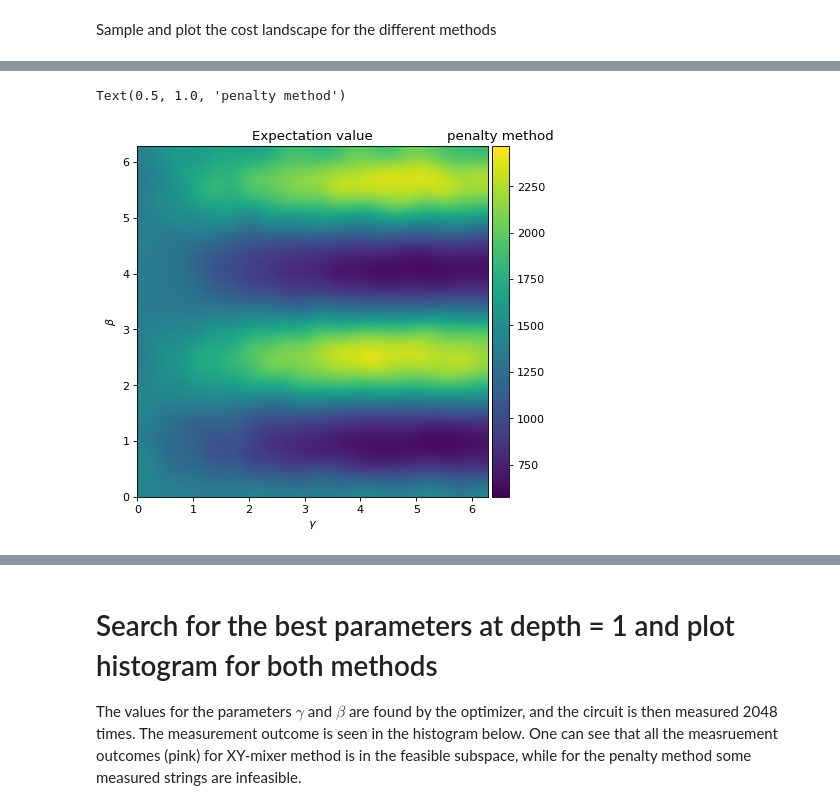
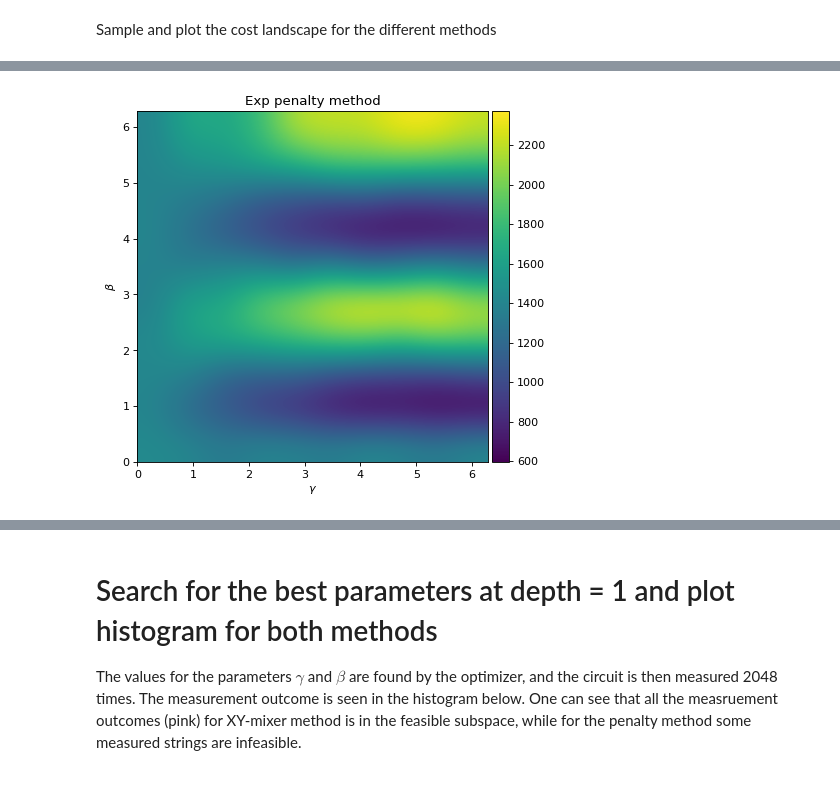
Before and after one commit to OpenQuantumComputing/QAOA, a Jupyter notebook: examples/PortfolioOptimization/PortOpt.ipynb, the cells around one changed output, grey strips where cells are left out. Saved outputs shown, nothing was run; the diff lists cells and outputs as text; code cells hidden in the pictures.

Commit message:
util fixes. reran notebooks

```diff
--- a/examples/PortfolioOptimization/PortOpt.ipynb
+++ b/examples/PortfolioOptimization/PortOpt.ipynb
@@ -73,7 +66,6 @@ def get_problem(penalty=None):
 # %%
 gamma_scale = 50  # Adjusts the search range for the gamma parameter
 qaoa_penalty = {}
-qaoa_XYmixer_chain = {}
 qaoa_XYmixer_ring = {}
 qaoa_Grover = {}
 for cvar in [0.1, 1]:
@@ -84,18 +76,12 @@ for cvar in [0.1, 1]:
         cvar=cvar,
     )
 
-    qaoa_XYmixer_chain[cvar] = QAOA(
-        initialstate=initialstates.Dicke(budget),
-        problem=get_problem(),
-        mixer=mixers.XY(case="chain"),
-        cvar=cvar,
-    )
-
     qaoa_XYmixer_ring[cvar] = QAOA(
         initialstate=initialstates.Dicke(budget),
         problem=get_problem(),
         mixer=mixers.XY(case="ring"),
         cvar=cvar,
+        interpolate=False
     )
 
     qaoa_Grover[cvar] = QAOA(
@@ -103,4 +89,5 @@ for cvar in [0.1, 1]:
         problem=get_problem(),
         mixer=mixers.Grover(initialstates.Dicke(budget)),
         cvar=cvar,
+        interpolate=False
     )
@@ -127,7 +103,6 @@ qaoa_Grover[1].initialstate.N_qubits
 # %% [markdown]
 Sample and plot the cost landscape for the different methods
 # %%
-qaoa_penalty[1].sample_cost_landscape()
-plot_E(qaoa_penalty[1])
-pl.title("penalty method")
+qaoa_penalty[1].sample_cost_landscape(angles={"gamma": [0, 2* np.pi, 10], "beta": [0, 2*np.pi, 10]})
+fig=utils.plot_E(qaoa_penalty[1], title="Exp penalty method")
 # %% [output]
@@ -140,2 +115 @@ pl.title("penalty method")
-Text(0.5, 1.0, 'penalty method')
-[figure, old version]
+[figure, new version]
```
Also changed, not shown: parts of 25 cells of this notebook, 37 other files.
